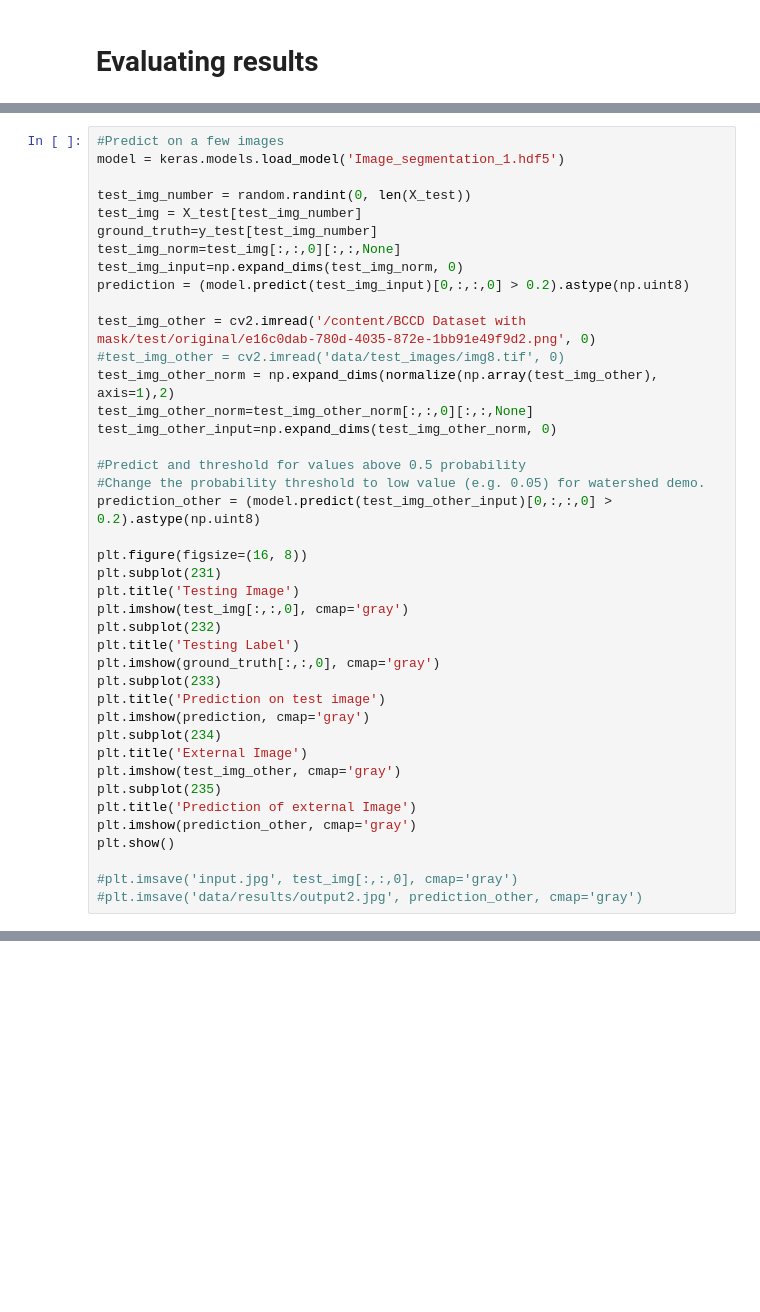
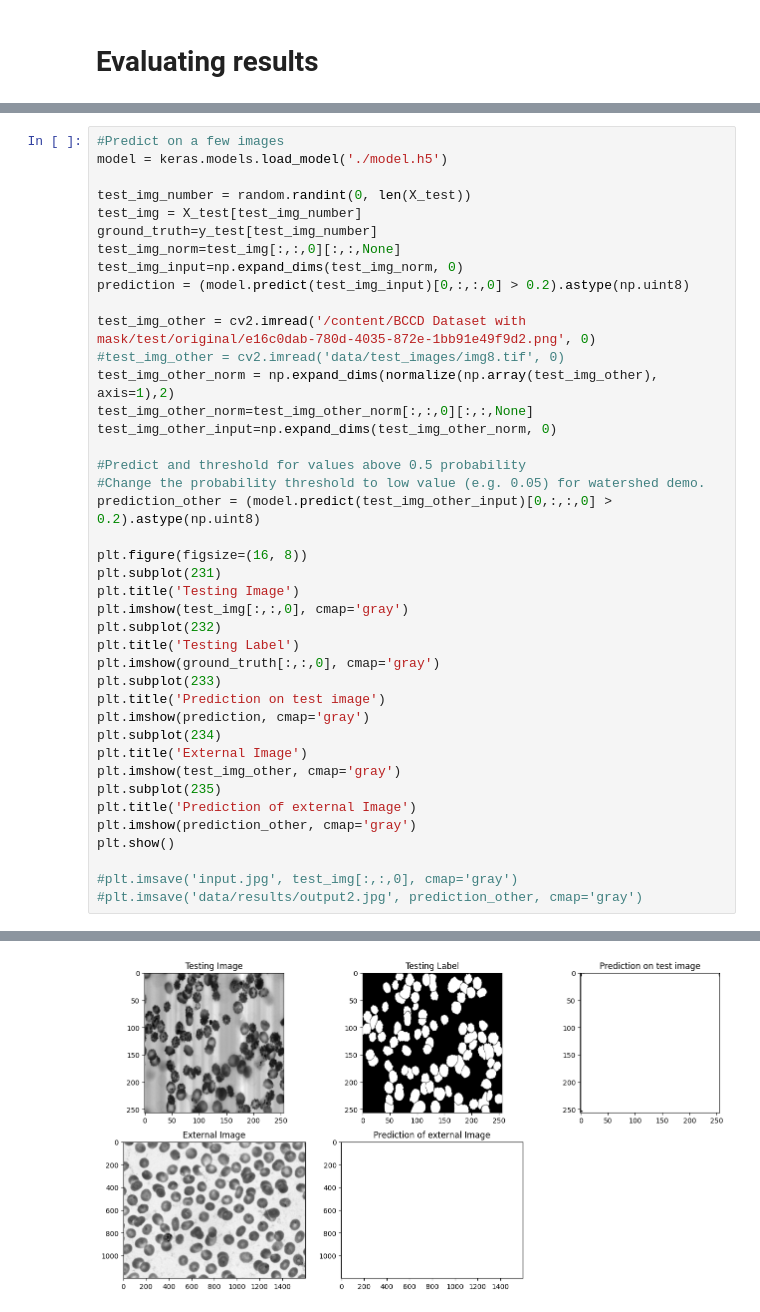
Before and after one commit to o-bissing/blood_cell_segmentation, a Jupyter notebook: Image_segmentation_U_NET.ipynb, the cells around one changed output, grey strips where cells are left out. Drawn from its saved outputs; the diff is of its cells as text; blank space fills up the shorter version.

```diff
--- a/Image_segmentation_U_NET.ipynb
+++ b/Image_segmentation_U_NET.ipynb
@@ -271,6 +287,6 @@ print("IoU socre is: ", iou_score)
 # %%
 #Predict on a few images
-model = keras.models.load_model('Image_segmentation_1.hdf5')
+model = keras.models.load_model('./model.h5')
 
 test_img_number = random.randint(0, len(X_test))
 test_img = X_test[test_img_number]
@@ -309,3 +325,4 @@ plt.show()
 
 #plt.imsave('input.jpg', test_img[:,:,0], cmap='gray')
 #plt.imsave('data/results/output2.jpg', prediction_other, cmap='gray')
+# %% [output]
@@ -311,0 +331 @@ plt.show()
+[figure, added]
```
Also changed, not shown: parts of 10 cells of this notebook.
